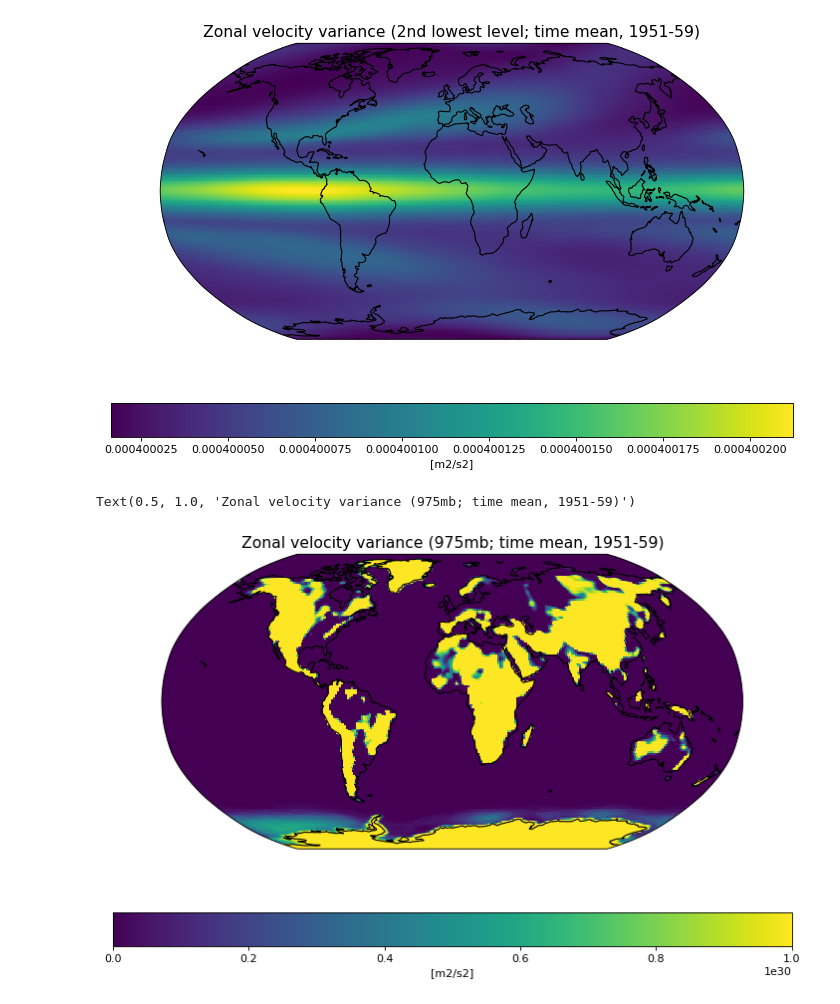
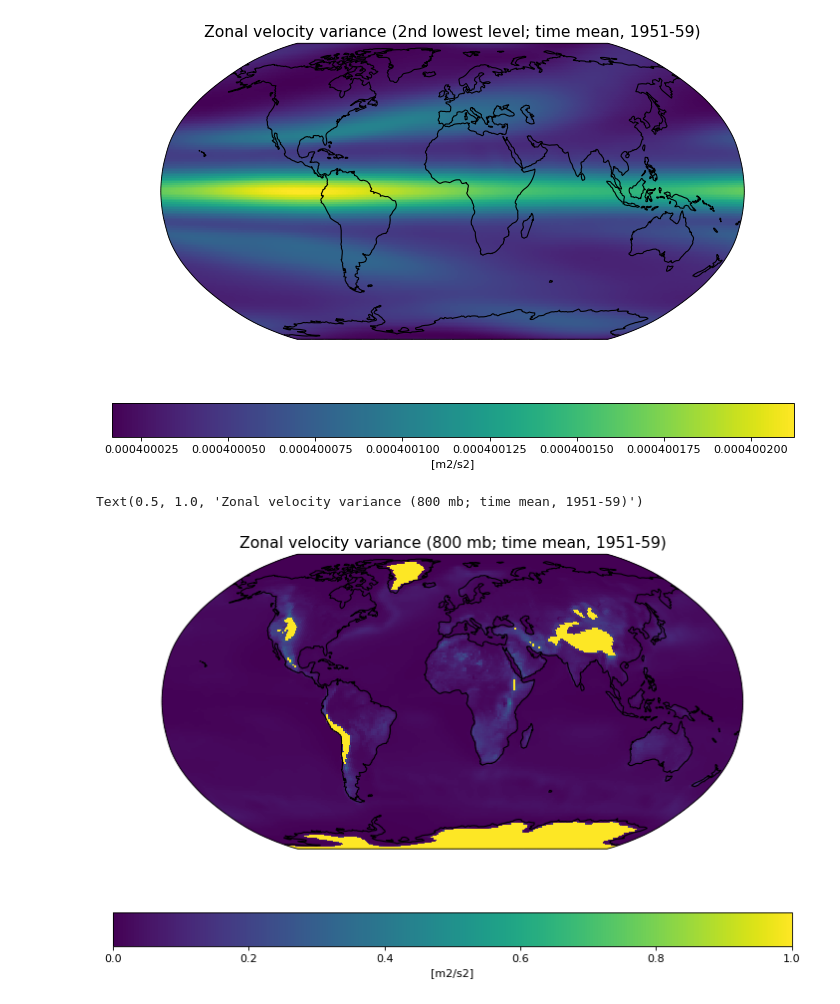
Before and after one commit to megandevlan/CLUBB_statistics, a Jupyter notebook: Read_CLUBB_data.ipynb, the cells around one changed output. Drawn from its saved outputs; the diff is of its cells as text; code cells hidden in the pictures.

Commit message:
New: Read in full period 1951-2014; Histograms of multiple levels U/V; Set up seasonal look

```diff
--- a/Read_CLUBB_data.ipynb
+++ b/Read_CLUBB_data.ipynb
@@ -47,0 +242,6 @@ for iDec in range(len(decadeList)):
+# %%
+iLev = 10
+WP2_reshape = np.squeeze(WP2_timeMean[iLev,:,:]).reshape((len(lat)*len(lon), 1))
+
+plt.hist(WP2_reshape,bins=np.floor(np.sqrt((len(lat)*len(lon)))).astype('int'))
+plt.show()
@@ -50,6 +321,9 @@ for iDec in range(len(decadeList)):
 # %%
+# Read in CLUBB data and surface pressure values
 fileName = dataDir+nameStart+decadeList[0]+nameEnd
-dataDF   = xr.open_dataset(fileName)
+dataDF   = xr.open_dataset(fileName,decode_times=True)
+dataDF['time'] = dataDF.indexes['time'].to_datetimeindex() # Convert from cf time (non-standard calendar) to datetime
 
 PSfile = dataDir+nameStart+decadeList[0]+'_PS.nc'
-presDF = xr.open_dataset(PSfile)
+presDF = xr.open_dataset(PSfile,decode_times=True)
+presDF['time'] = presDF.indexes['time'].to_datetimeindex() # Convert from cf time (non-standard calendar) to datetime
@@ -80,9 +372,9 @@ np.shape(dataDF.UP2_CLUBB)
 # %%
-p0 = 1000.
-pnew = [1000,975,950,925,900,850,800]
+p0   = 1000.
+pnew = [1000,975,950,925,900,850,800,750,700,600,500]
 
 hyai = dataDF.hyai.values
 hybi = dataDF.hybi.values
 
-PS = presDF.PS
+PS  = presDF.PS
 UP2 = dataDF.UP2_CLUBB
@@ -88,0 +383,13 @@ UP2 = dataDF.UP2_CLUBB
+# %%
+fig=plt.figure(figsize=(11, 7), dpi= 80, facecolor='w', edgecolor='k')
+ax = fig.add_subplot(111, projection=ccrs.Robinson())
+ax.set_global()
+
+# Add cyclic point (where lon goes from 360˚ to 0˚) -- othwerwise, blank line
+PS_cyclic, lon_cyclic = cartopy.util.add_cyclic_point(np.squeeze(PS[1,:,:]), dataDF.lon)
+
+# Make plot
+contour_plot = ax.pcolormesh(lon_cyclic,dataDF.lat,PS_cyclic/100.0,vmin=700,vmax=1040,transform=ccrs.PlateCarree())
+ax.coastlines()
+cbar = plt.colorbar(contour_plot, label='[m2/s2]',orientation='horizontal')
+ax.set_title('Sfc Pressure (iTime=1)', fontsize=14)
@@ -138,16 +483,16 @@ Text(0.5, 1.0, 'Zonal velocity variance (2nd lowest level; time mean, 1951-59)')
 # %%
 fig=plt.figure(figsize=(11, 7), dpi= 80, facecolor='w', edgecolor='k')
 ax = fig.add_subplot(111, projection=ccrs.Robinson())
 ax.set_global()
 
 # Add cyclic point (where lon goes from 360˚ to 0˚) -- othwerwise, blank line
-UP2avg_cyclic, lon_cyclic = cartopy.util.add_cyclic_point(np.squeeze(UP2new_avg[1,:,:]), dataDF.lon)
+UP2avg_cyclic, lon_cyclic = cartopy.util.add_cyclic_point(np.squeeze(UP2new_avg[6,:,:]), dataDF.lon)
 
 # Make plot
-contour_plot = ax.pcolormesh(lon_cyclic,dataDF.lat,UP2avg_cyclic,transform=ccrs.PlateCarree())
+contour_plot = ax.pcolormesh(lon_cyclic,dataDF.lat,UP2avg_cyclic,vmin=0,vmax=1,transform=ccrs.PlateCarree())
 ax.coastlines()
 cbar = plt.colorbar(contour_plot, label='[m2/s2]',orientation='horizontal')
-ax.set_title('Zonal velocity variance (975mb; time mean, 1951-59)', fontsize=14)
+ax.set_title('Zonal velocity variance (800 mb; time mean, 1951-59)', fontsize=14)
 # %% [output]
-Text(0.5, 1.0, 'Zonal velocity variance (975mb; time mean, 1951-59)')
+Text(0.5, 1.0, 'Zonal velocity variance (800 mb; time mean, 1951-59)')
-[figure, old version]
+[figure, new version]
```
Also changed, not shown: parts of 48 cells of this notebook.
